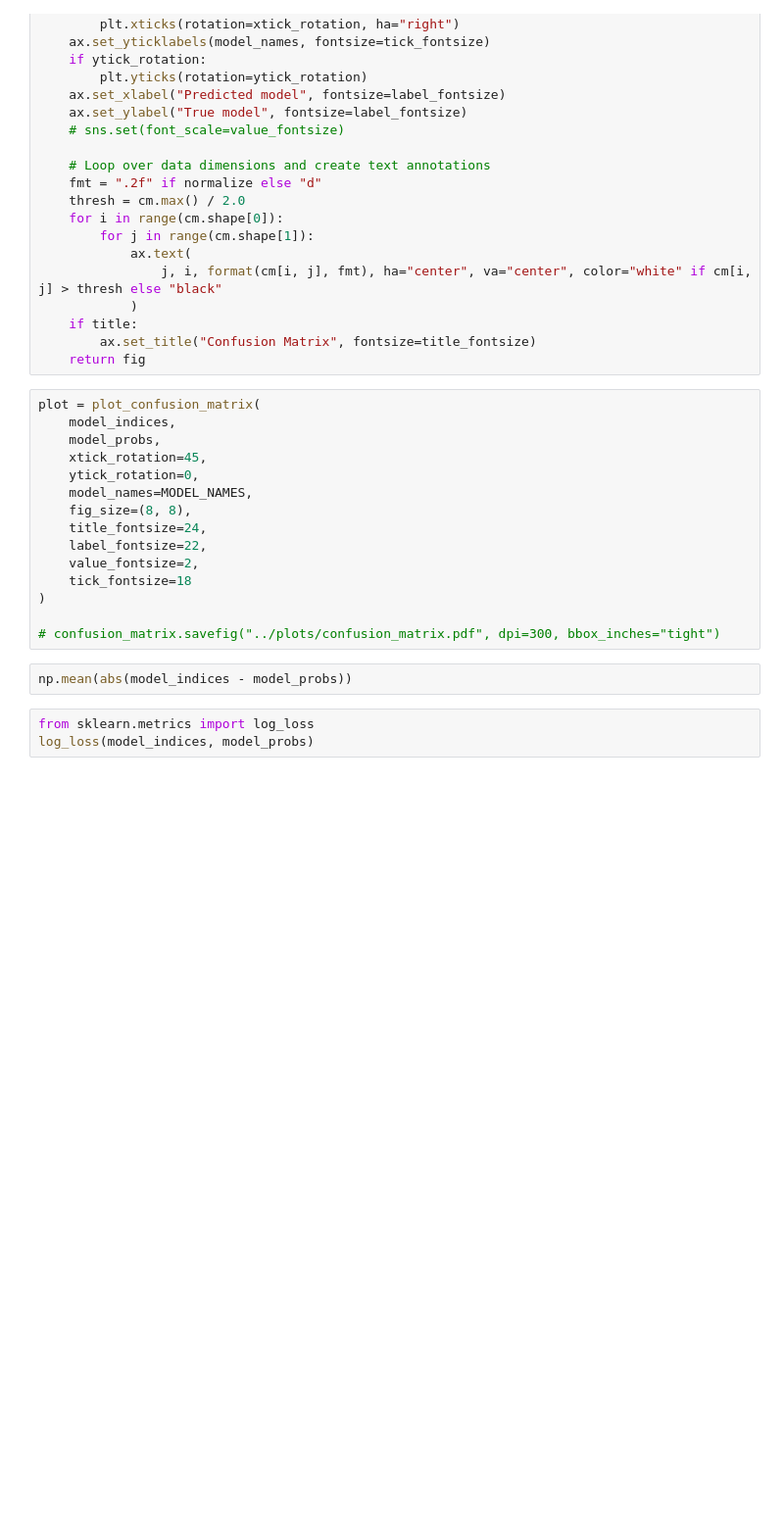
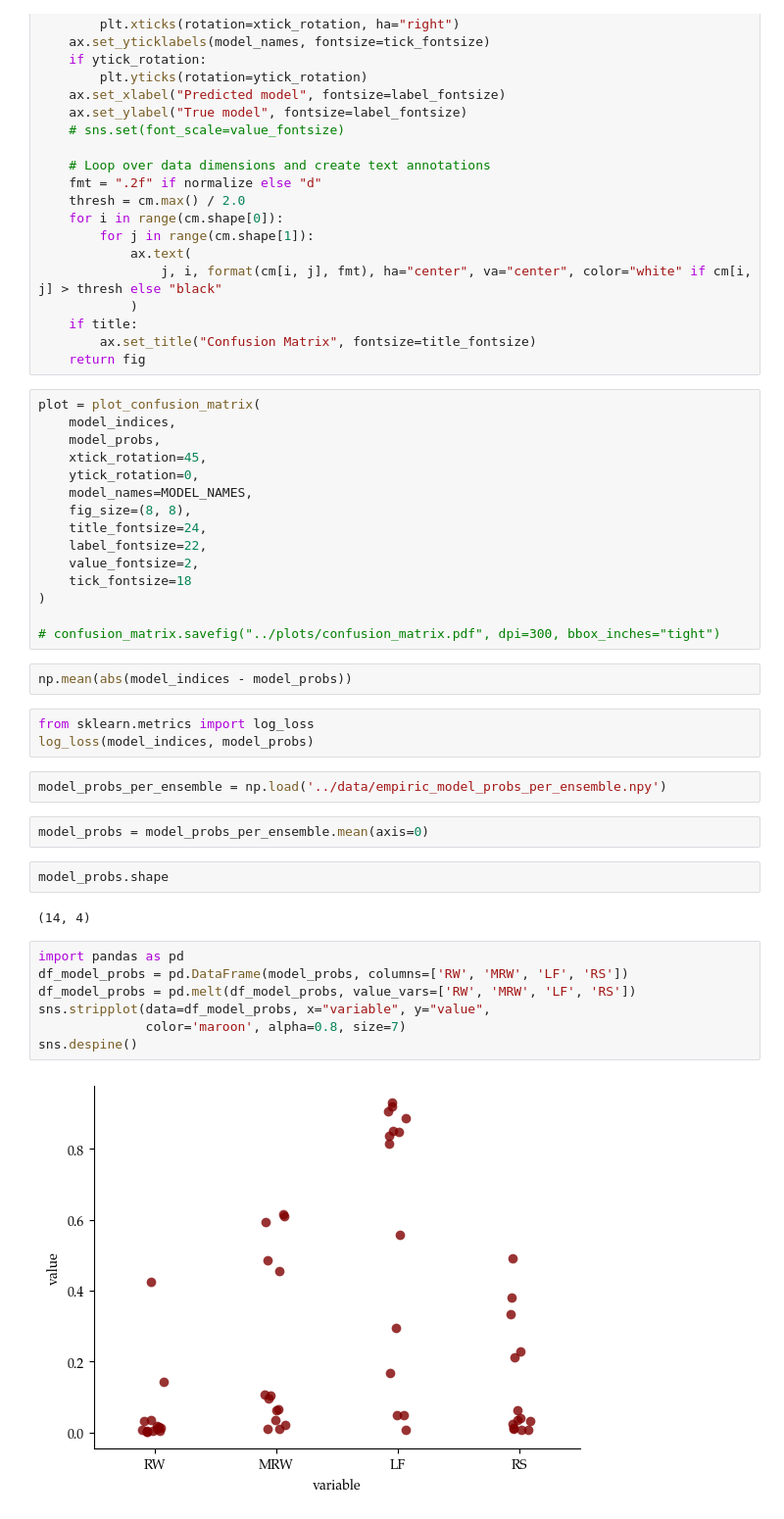
Before and after one commit to bayesflow-org/Non-Stationary-DDM-Validation, a Jupyter notebook: applications/model_comparison/notebooks/compare_models.ipynb, the cells around one changed output. Shown at 98% size. Saved outputs shown, nothing was run; the diff lists cells and outputs as text; blank space fills up the shorter version.

```diff
--- a/applications/model_comparison/notebooks/compare_models.ipynb
+++ b/applications/model_comparison/notebooks/compare_models.ipynb
@@ -293,3 +341,20 @@ np.mean(abs(model_indices - model_probs))
 # %%
 from sklearn.metrics import log_loss
 log_loss(model_indices, model_probs)
+# %%
+model_probs_per_ensemble = np.load('../data/empiric_model_probs_per_ensemble.npy')
+# %%
+model_probs = model_probs_per_ensemble.mean(axis=0)
+# %%
+model_probs.shape
+# %% [output]
+(14, 4)
+# %%
+import pandas as pd
+df_model_probs = pd.DataFrame(model_probs, columns=['RW', 'MRW', 'LF', 'RS'])
+df_model_probs = pd.melt(df_model_probs, value_vars=['RW', 'MRW', 'LF', 'RS'])
+sns.stripplot(data=df_model_probs, x="variable", y="value",
+              color='maroon', alpha=0.8, size=7)
+sns.despine()
+# %% [output]
+[figure, added]
```
Also changed, not shown: parts of 7 cells of this notebook, 4 other files.
